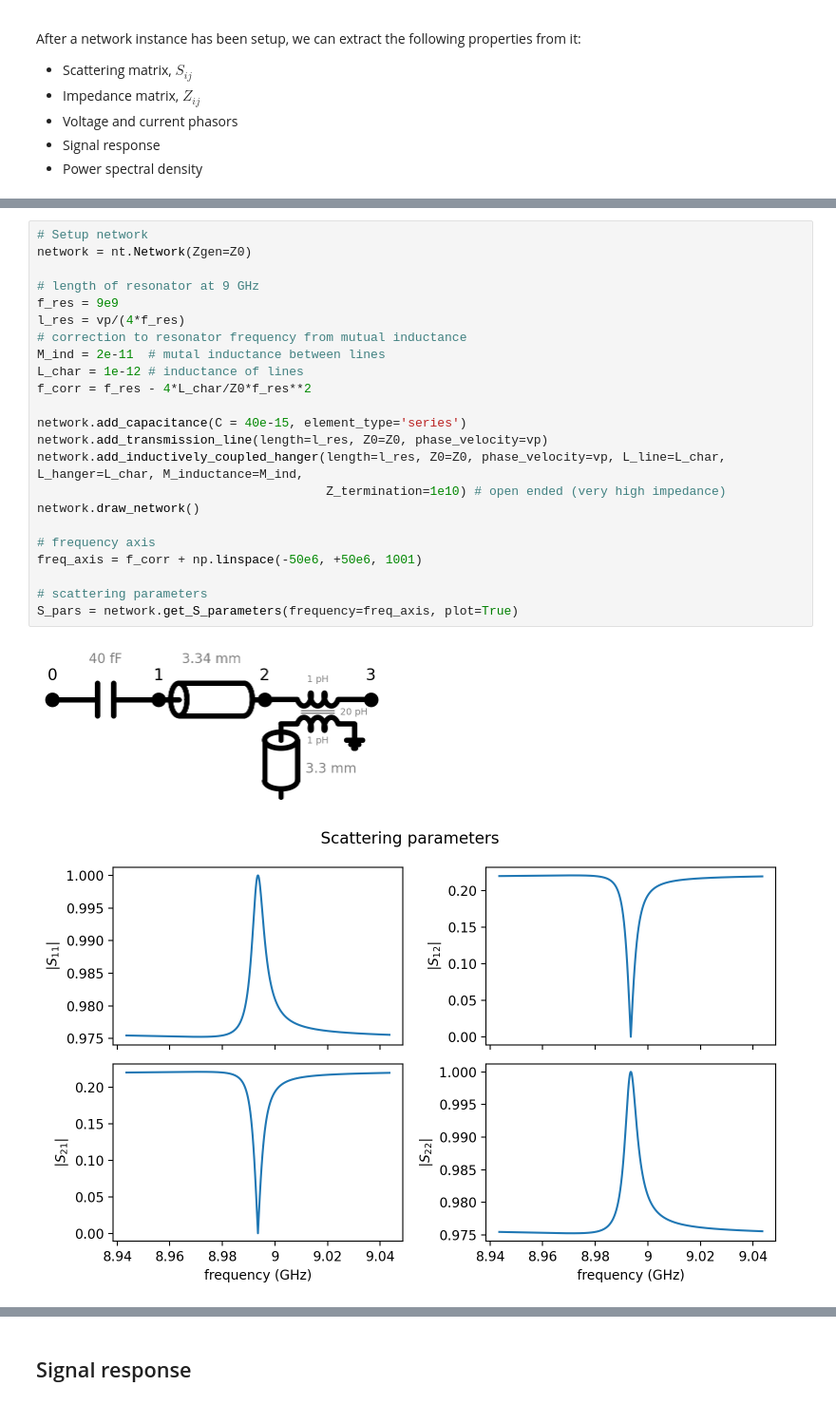
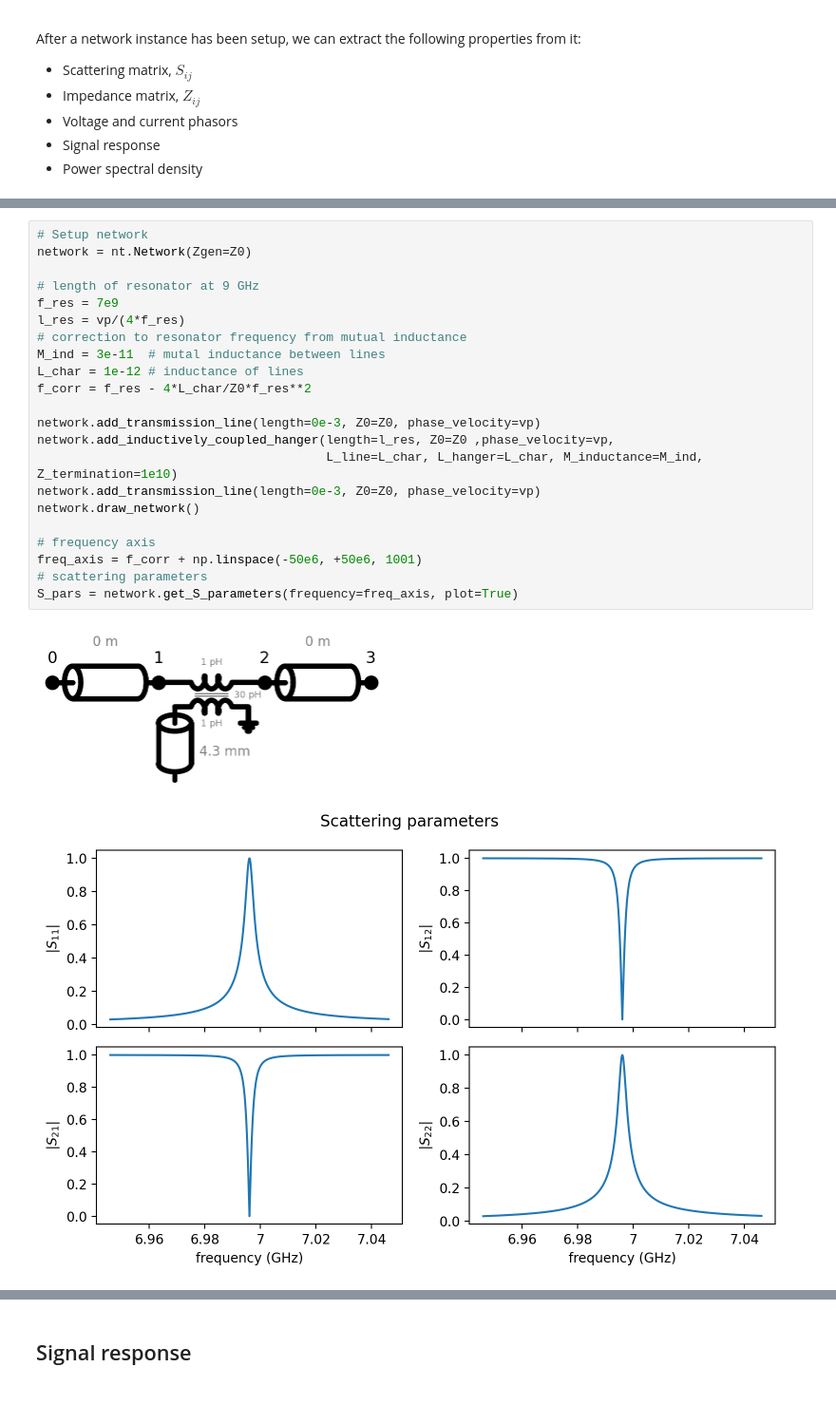
Before and after one commit to jorgemfm27/Network_analysis, a Jupyter notebook: tutorial_nb.ipynb, the cells around one changed output, grey strips where cells are left out. Shown at 95% size. Cells and saved outputs as stored; diff of their text form.

```diff
--- a/tutorial_nb.ipynb
+++ b/tutorial_nb.ipynb
@@ -177,29 +207,28 @@ An example of scattering parameters for a input capacitance transmission line. T
 # %%
 # Setup network
 network = nt.Network(Zgen=Z0)
 
 # length of resonator at 9 GHz
-f_res = 9e9
+f_res = 7e9
 l_res = vp/(4*f_res)
 # correction to resonator frequency from mutual inductance
-M_ind = 2e-11  # mutal inductance between lines
+M_ind = 3e-11  # mutal inductance between lines
 L_char = 1e-12 # inductance of lines
 f_corr = f_res - 4*L_char/Z0*f_res**2
 
-network.add_capacitance(C = 40e-15, element_type='series')
-network.add_transmission_line(length=l_res, Z0=Z0, phase_velocity=vp)
-network.add_inductively_coupled_hanger(length=l_res, Z0=Z0, phase_velocity=vp, L_line=L_char, L_hanger=L_char, M_inductance=M_ind,
-                                       Z_termination=1e10) # open ended (very high impedance)
+network.add_transmission_line(length=0e-3, Z0=Z0, phase_velocity=vp)
+network.add_inductively_coupled_hanger(length=l_res, Z0=Z0 ,phase_velocity=vp,
+                                       L_line=L_char, L_hanger=L_char, M_inductance=M_ind, Z_termination=1e10)
+network.add_transmission_line(length=0e-3, Z0=Z0, phase_velocity=vp)
 network.draw_network()
 
 # frequency axis
 freq_axis = f_corr + np.linspace(-50e6, +50e6, 1001)
-
 # scattering parameters
 S_pars = network.get_S_parameters(frequency=freq_axis, plot=True)
 # %% [output]
-[figure, old version]
+[figure, new version]
-[figure, old version]
+[figure, new version]
 # %% [markdown]
 ## Impedance matrix
 
```
Also changed, not shown: parts of 29 cells of this notebook, 3 other files.
